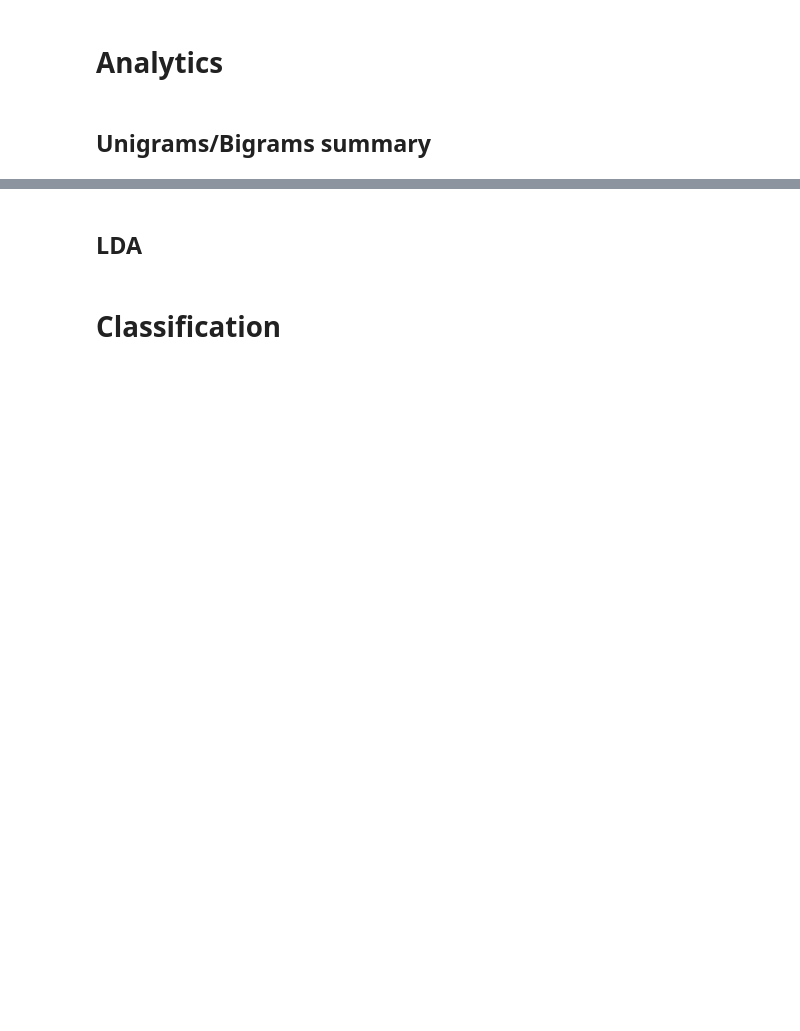
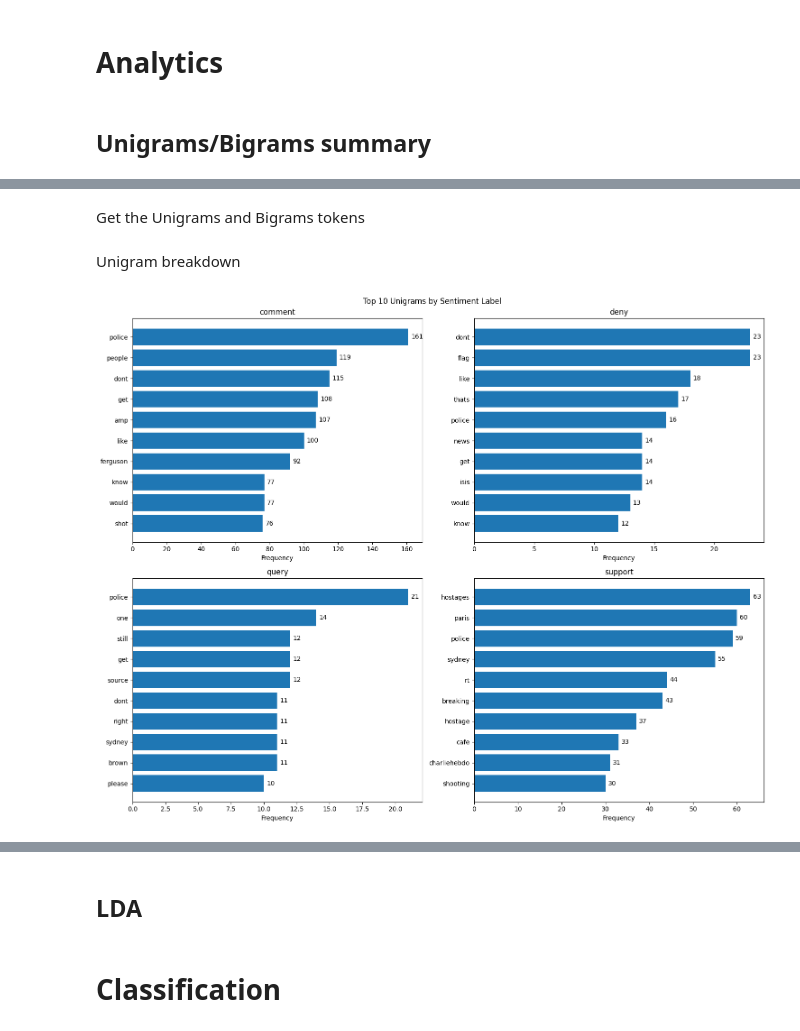
Before and after one commit to NamLe0609/natural-language-processing, a Jupyter notebook: main.ipynb, the cells around one changed output, grey strips where cells are left out. Drawn from its saved outputs; the diff is of its cells as text; code cells hidden in the pictures; blank space fills up the shorter version.

```diff
--- a/main.ipynb
+++ b/main.ipynb
@@ -78,0 +97,5 @@ Tweets without sentiment: 256
+# %%
+df = df.dropna(subset=['sentiment'])
+if 'sentiment' in df.columns:
+    print(f"\nTweets with sentiment: {df['sentiment'].notna().sum()}")
+    print(f"Tweets without sentiment: {df['sentiment'].isna().sum()}")
@@ -78,0 +107,13 @@ Tweets without sentiment: 256
+# %%
+def preprocess_text(text):
+    if not isinstance(text, str):
+        return ""
+    text = re.sub(r'@\w+', '', text)
+    text = text.lower()
+    text = ' '.join(word for word in text.split() if not word.startswith('http'))
+    text = text.translate(str.maketrans('', '', string.punctuation))
+
+    return text
+
+df['processed_text'] = df['text'].apply(preprocess_text)
+df['processed_source_text'] = df['source_tweet_text'].apply(preprocess_text)
@@ -78,0 +129,2 @@ Tweets without sentiment: 256
+# %% [markdown]
+Get the Unigrams and Bigrams tokens
@@ -78,0 +184,28 @@ Tweets without sentiment: 256
+# %% [markdown]
+Unigram breakdown
+# %%
+fig, axes = plt.subplots(2, 2, figsize=(15, 12))
+fig.suptitle('Top 10 Unigrams by Sentiment Label')
+axes = axes.flatten()
+
+for idx, label in enumerate(stance_labels):
+    if label in ngram_data['unigrams'] and ngram_data['unigrams'][label]:
+        words, freqs = zip(*ngram_data['unigrams'][label][:10])
+        ax = axes[idx]
+        bars = ax.barh(range(len(words)), freqs)
+        ax.set_yticks(range(len(words)))
+        ax.set_yticklabels(words)
+        ax.invert_yaxis()
+        ax.set_xlabel('Frequency')
+        ax.set_title(f'{label}')
+
+        # Add frequency values on bars
+        for bar in bars:
+            width = bar.get_width()
+            ax.text(width + max(freqs)*0.01, bar.get_y() + bar.get_height()/2,
+                   f'{int(width)}', va='center')
+
+plt.tight_layout()
+plt.show()
+# %% [output]
+[figure, added]
```
Also changed, not shown: parts of 24 cells of this notebook, 2 other files.
